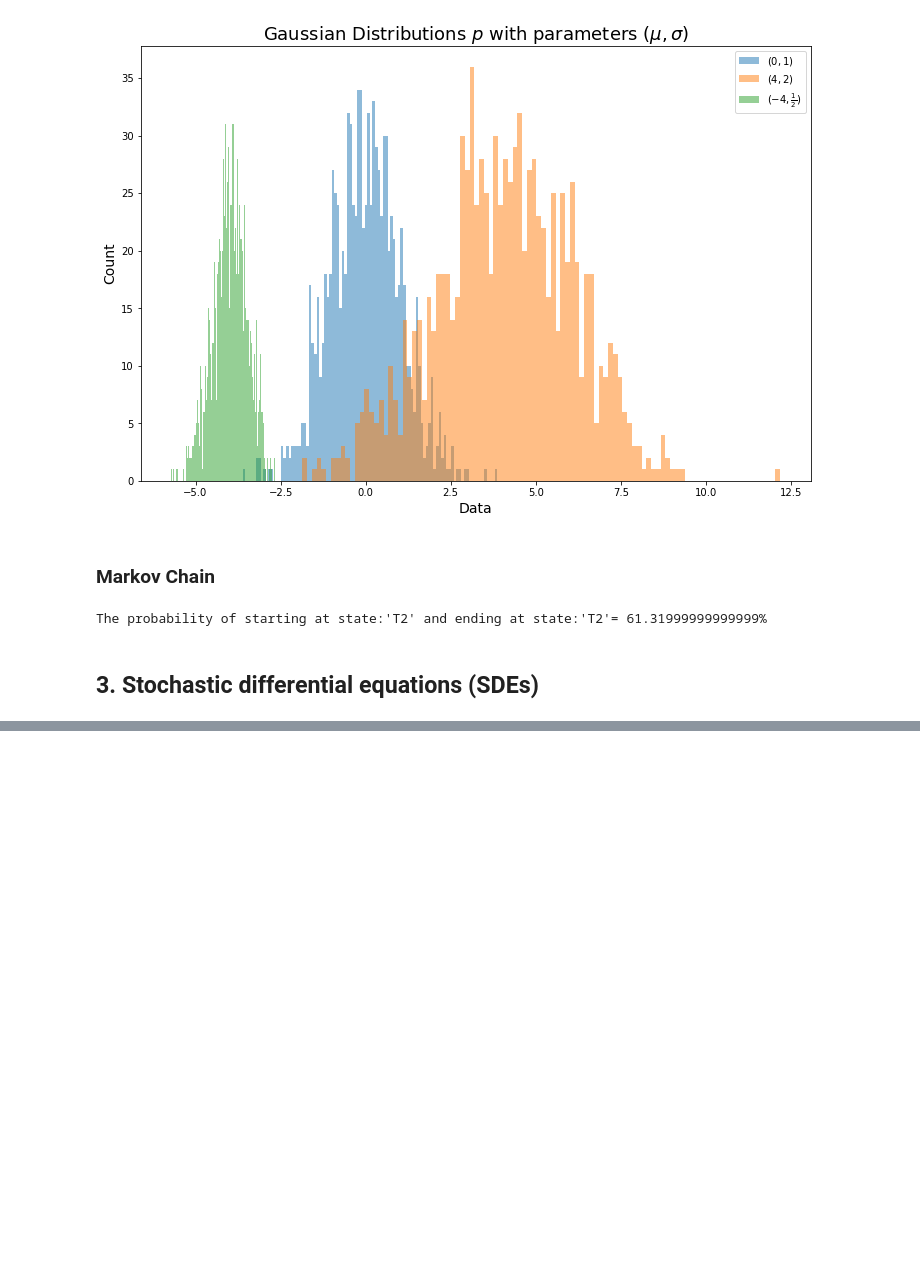
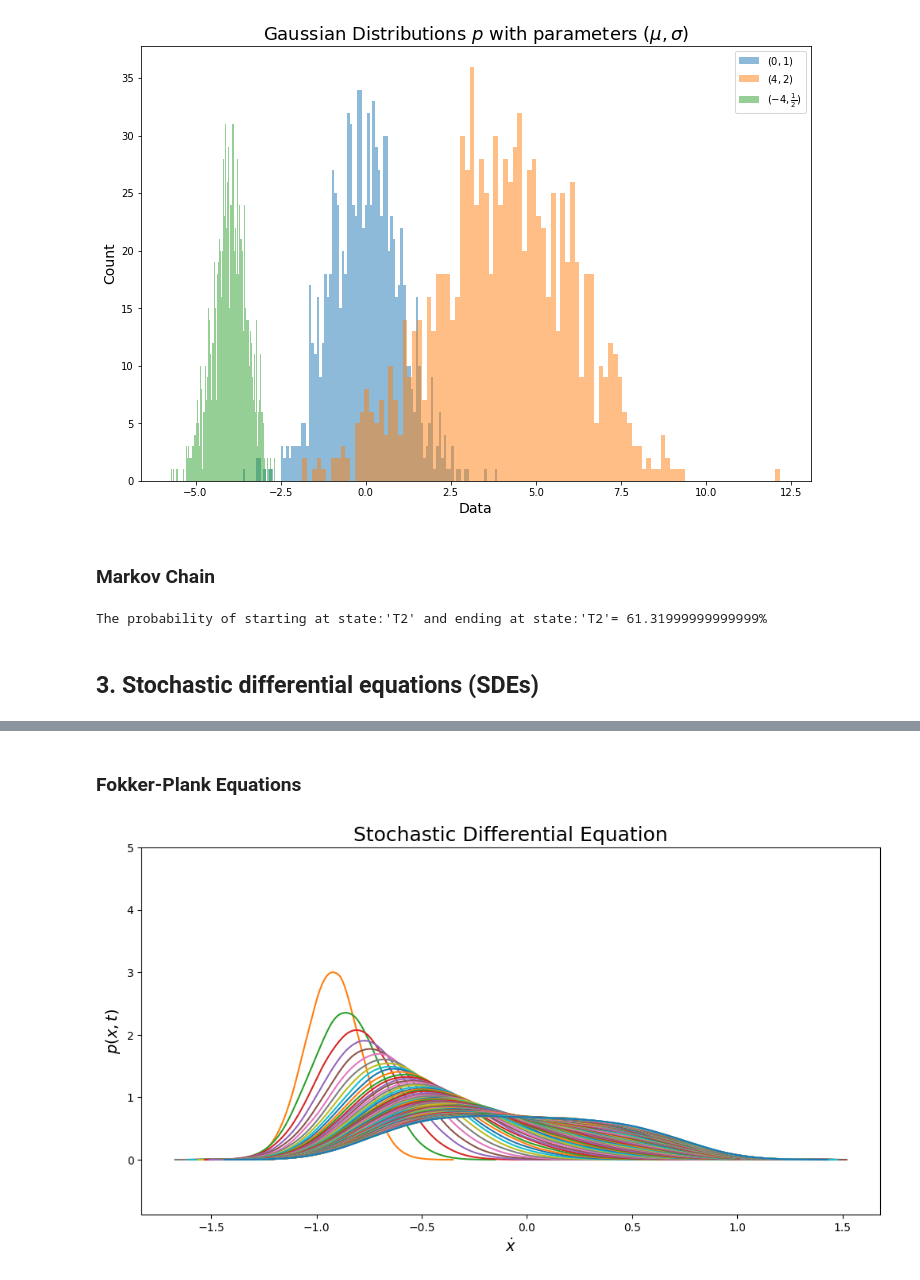
Before and after one commit to Erickrobm/data_science_engineering, a Jupyter notebook: Math Background/linear_and_non-linear_dynamics.ipynb, the cells around one changed output, grey strips where cells are left out. Saved outputs shown, nothing was run; the diff lists cells and outputs as text; code cells hidden in the pictures; blank space fills up the shorter version.

```diff
--- a/Math Background/linear_and_non-linear_dynamics.ipynb
+++ b/Math Background/linear_and_non-linear_dynamics.ipynb
@@ -347,0 +315,6 @@ plot_simulations(NUM_SIMS)
+# %% [markdown]
+### Fokker-Plank Equations
+# %%
+stocastic_dif_equation(eq_3_fp)
+# %% [output]
+[figure, added]
```
Also changed, not shown: parts of 8 cells of this notebook.
